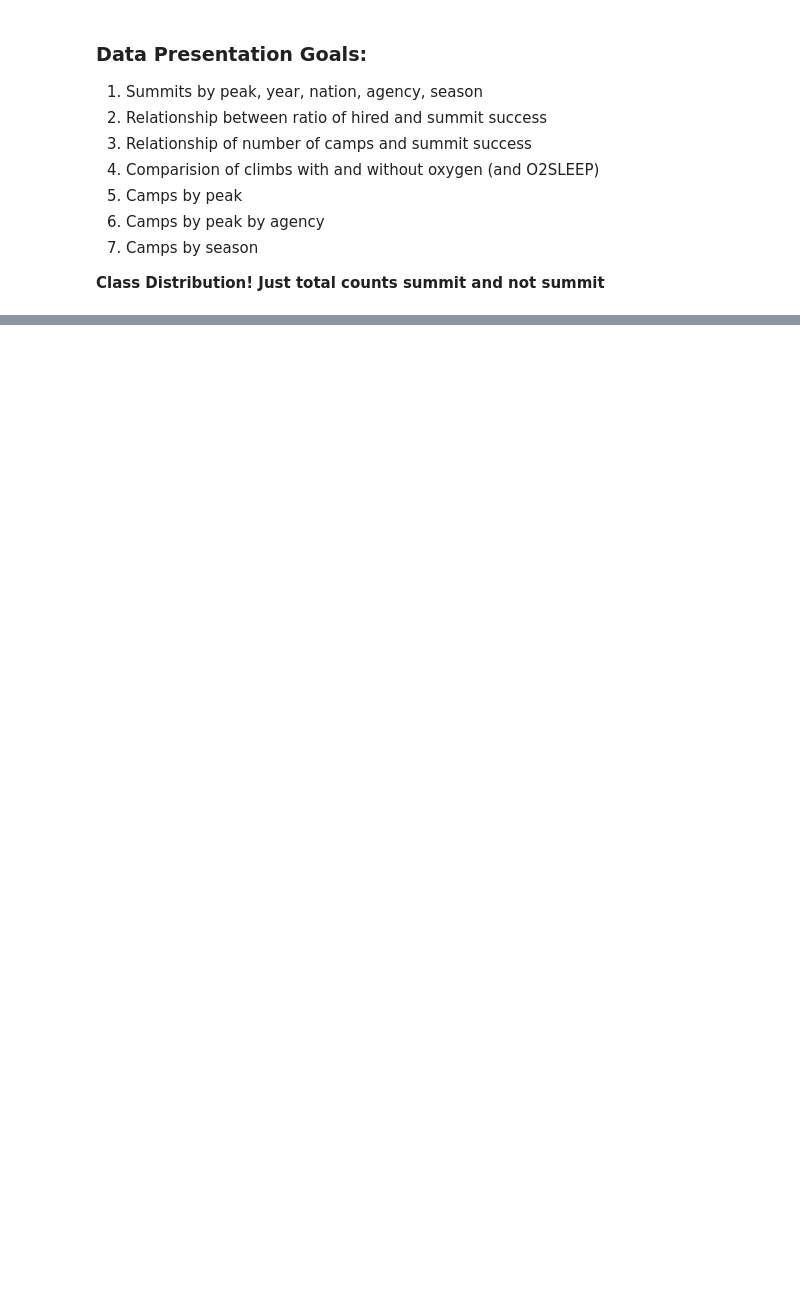
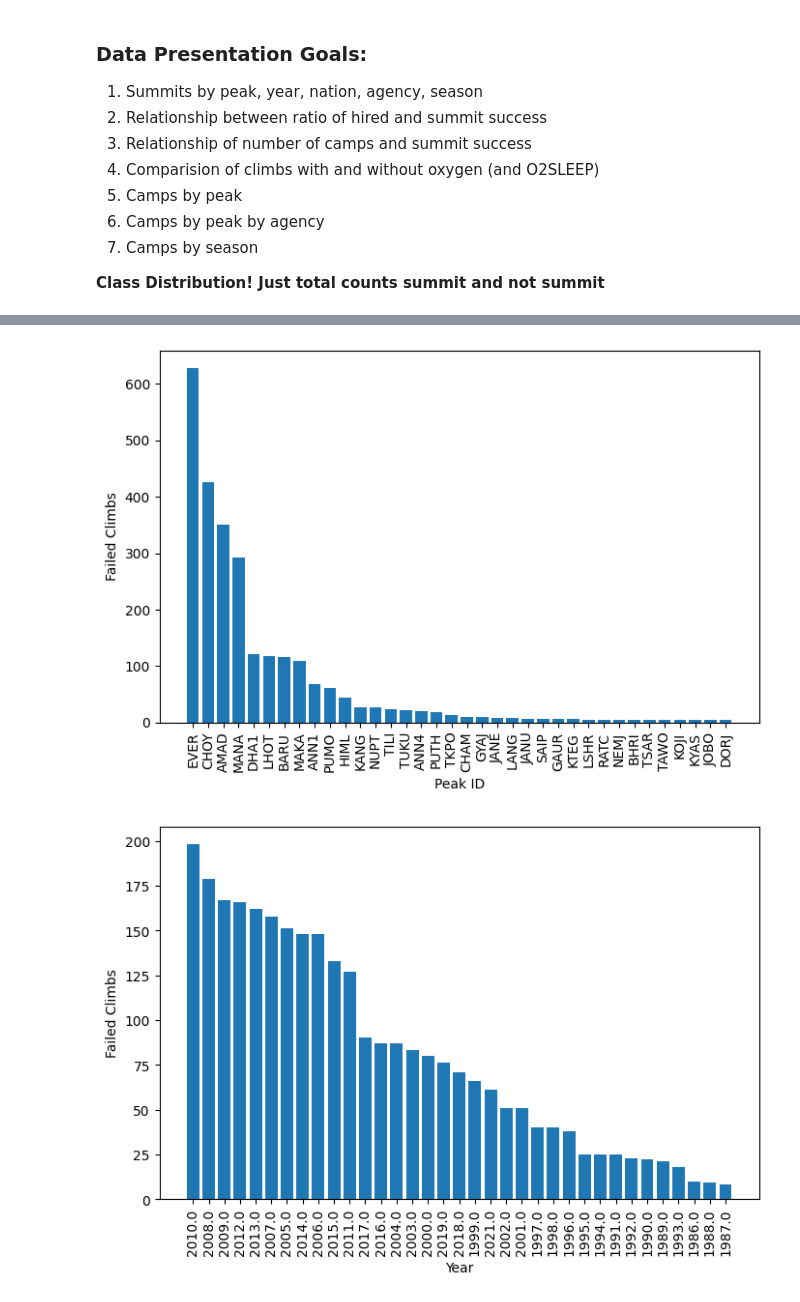
Before and after one commit to dpmacisaac/FinalProject-CPSC322, a Jupyter notebook: himalayan_dataset_eda.ipynb, the cells around one changed output, grey strips where cells are left out. Cells and saved outputs as stored; diff of their text form; code cells hidden in the pictures; blank space fills up the shorter version.

```diff
--- a/himalayan_dataset_eda.ipynb
+++ b/himalayan_dataset_eda.ipynb
@@ -69,0 +75,12 @@ AMAD        2007         1       1  Italy            04/26/07  False        2
+# %%
+failure_table = MyPyTable()
+failure_table.data = [row for row in himalaya_table.data if row[-1] == 0]
+failure_table.column_names = himalaya_table.column_names
+
+generate_freq_chart(failure_table, "PEAKID", "Peak ID", "Failed Climbs", 4)
+generate_freq_chart(failure_table, "YEAR", "Year", "Failed Climbs", 4)
+generate_freq_chart(failure_table, "SEASON", "Season", "Failed Climbs", 4)
+generate_freq_chart(failure_table, "NATION", "Nation", "Failed Climbs", 4)
+# %% [output]
+[figure, added]
+[figure, added]
```
Also changed, not shown: parts of 6 cells of this notebook, 2 other files.
